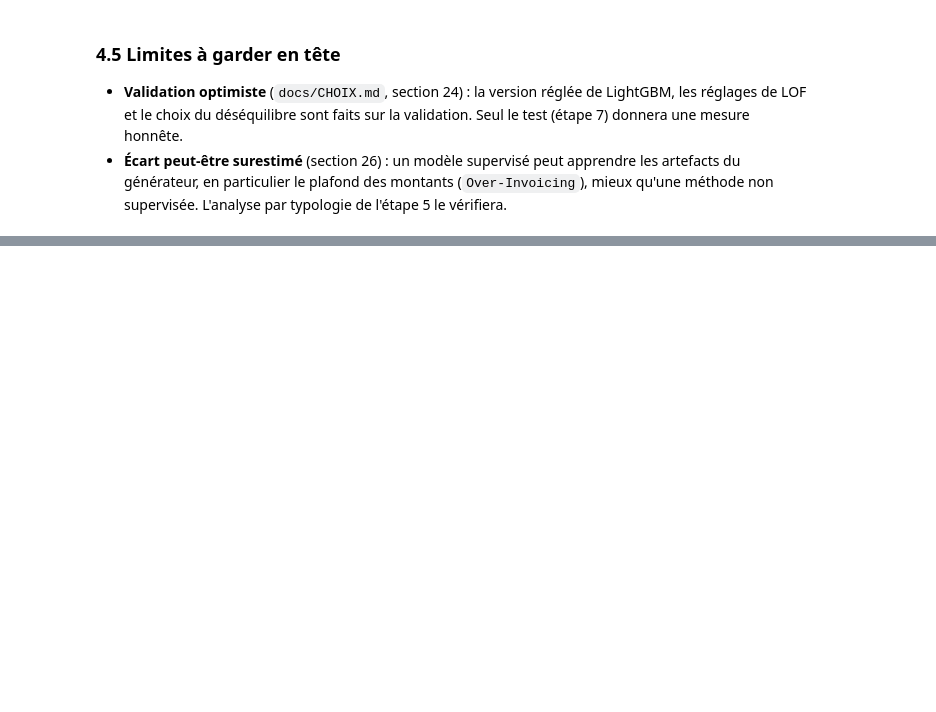
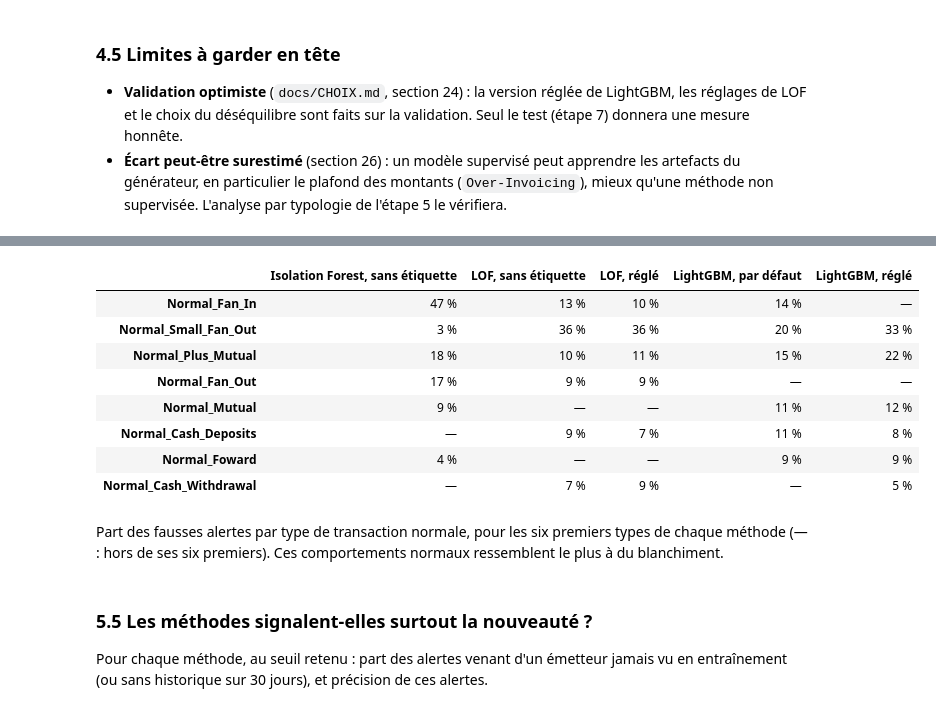
Before and after one commit to aljene307/aml-detection-xai, a Jupyter notebook: notebooks/projet_aml.ipynb, the cells around one changed output, grey strips where cells are left out. Drawn from its saved outputs; the diff is of its cells as text; code cells hidden in the pictures; blank space fills up the shorter version.

```diff
--- a/notebooks/projet_aml.ipynb
+++ b/notebooks/projet_aml.ipynb
@@ -1298,0 +1525,22 @@ note(f"À partir de {fr(100 * toujours, 0)} % des comptes ({fr(seuil['cas_min'],
+# %%
+fausses = pd.DataFrame({nom: m["fausses_alertes_par_type"] for nom, m in evaluation["methodes"].items()})
+fausses = fausses.loc[fausses.max(axis=1).sort_values(ascending=False).index]
+display(fausses.map(lambda v: "—" if pd.isna(v) else f"{fr(100 * v, 0)} %"))
+note("Part des fausses alertes par type de transaction normale, pour les six premiers types de chaque "
+     "méthode (— : hors de ses six premiers). Ces comportements normaux ressemblent le plus à du blanchiment.")
+# %% [output]
+|  | Isolation Forest, sans étiquette | LOF, sans étiquette | LOF, réglé | LightGBM, par défaut | LightGBM, réglé |
+| Normal_Fan_In | 47 % | 13 % | 10 % | 14 % | — |
+| Normal_Small_Fan_Out | 3 % | 36 % | 36 % | 20 % | 33 % |
+| Normal_Plus_Mutual | 18 % | 10 % | 11 % | 15 % | 22 % |
+| Normal_Fan_Out | 17 % | 9 % | 9 % | — | — |
+| Normal_Mutual | 9 % | — | — | 11 % | 12 % |
+| Normal_Cash_Deposits | — | 9 % | 7 % | 11 % | 8 % |
+| Normal_Foward | 4 % | — | — | 9 % | 9 % |
+| Normal_Cash_Withdrawal | — | 7 % | 9 % | — | 5 % |
+Part des fausses alertes par type de transaction normale, pour les six premiers types de chaque méthode (— : hors de ses six premiers). Ces comportements normaux ressemblent le plus à du blanchiment.
+# %% [markdown]
+### 5.5 Les méthodes signalent-elles surtout la nouveauté ?
+
+Pour chaque méthode, au seuil retenu : part des alertes venant d'un émetteur jamais vu en
+entraînement (ou sans historique sur 30 jours), et précision de ces alertes.
```
Also changed, not shown: parts of 15 cells of this notebook.
